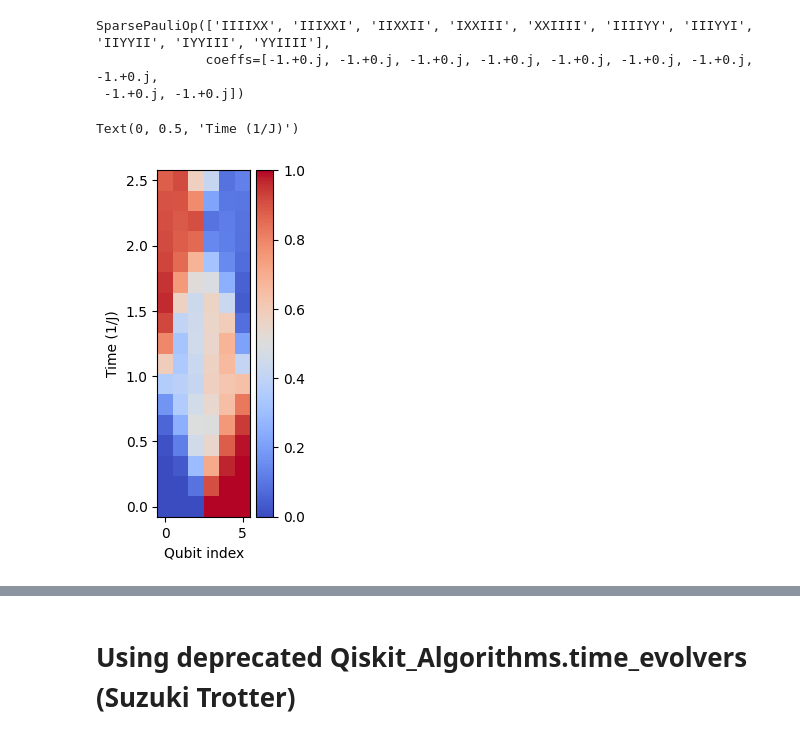
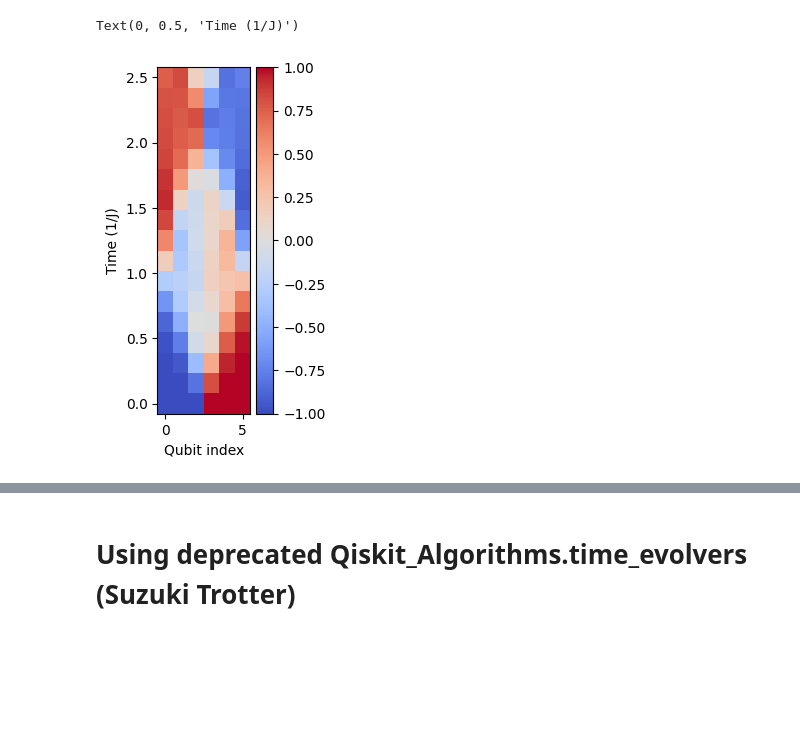
Before and after one commit to syralie/qsim-condensed-matter, a Jupyter notebook: first_paper_trial.ipynb, the cells around one changed output, grey strips where cells are left out. Saved outputs shown, nothing was run; the diff lists cells and outputs as text; code cells hidden in the pictures; blank space fills up the shorter version.

```diff
--- a/first_paper_trial.ipynb
+++ b/first_paper_trial.ipynb
@@ -30,11 +38,3 @@ def get_hamiltonian(N, J, U, h):
 total_time = 2.5
 nb_timesteps = 16
 timesteps_duration = total_time/nb_timesteps
-# %%
-N = 6
-H = get_hamiltonian(N=N, J=1, U=0, h=[0 for i in range(N)])
-H
-# %% [output]
-SparsePauliOp(['IIIIXX', 'IIIXXI', 'IIXXII', 'IXXIII', 'XXIIII', 'IIIIYY', 'IIIYYI', 'IIYYII', 'IYYIII', 'YYIIII'],
-              coeffs=[-1.+0.j, -1.+0.j, -1.+0.j, -1.+0.j, -1.+0.j, -1.+0.j, -1.+0.j, -1.+0.j,
- -1.+0.j, -1.+0.j])
@@ -89,12 +41,55 @@ probability_density=np.array(probability_density)
-# %%
-fig = plt.figure(figsize=(1.5,4.5), facecolor='white')
-im = plt.pcolormesh(np.arange(0,N,1), [timesteps_duration * i for i in range(nb_timesteps+1)], probability_density, cmap='coolwarm')
-fig.colorbar(im)
-plt.xlabel('Qubit index')
-plt.ylabel('Time (1/J)')
-# %% [output]
-Text(0, 0.5, 'Time (1/J)')
-[figure, removed]
+# %%
+N = 6
+H = get_hamiltonian(N=N, J=1, U=0, h=[0 for i in range(N)])
+
+gate = PauliEvolutionGate(H, time=timesteps_duration)
+
+st = SuzukiTrotter(order=4, reps=4)
+circ = st.synthesize(gate)
+
+gate = circ.to_instruction()
+
+circuits = []
+for n_steps in range(nb_timesteps+1):
+    qc = QuantumCircuit(N,N)
+    for i in range(int(N/2)):
+        qc.x(i)
+
+    for _ in range(n_steps):
+        qc.append(gate, [i for i in range(N)])
+
+    circuits.append(qc)
+
+# Run the quantum circuit on a statevector simulator backend
+#backend_sim = AerSimulator.get_backend('statevector_simulator')
+
+def magnetization_ops(qubit):
+    observable = SparsePauliOp.from_sparse_list(
+    [("Z", [qubit], 1.0)], num_qubits=N
+    )
+    return observable
+
+estimator = Estimator()
+magnetization_density=[]
+for circ in tqdm(circuits):
+
+    #outputstate = Statevector(circ)
+    job = estimator.run([circ for _ in range(N)], [magnetization_ops(qubit) for qubit in range(N)])
+    results = job.result()
+    mags=[results.values[i] for i in range(N)]
+
+    magnetization_density.append(mags)
+
+magnetization_density=np.array(magnetization_density)
+
+fig = plt.figure(figsize=(1.5,4.5), facecolor='white')
+im = plt.pcolormesh(np.arange(0,N,1), [timesteps_duration * i for i in range(nb_timesteps+1)], magnetization_density, cmap='coolwarm')
+fig.colorbar(im)
+plt.xlabel('Qubit index')
+plt.ylabel('Time (1/J)')
+# %% [output]
+Text(0, 0.5, 'Time (1/J)')
+[figure, added]
 # %%
 N = 8
 H = get_hamiltonian(N=N, J=1, U=0, h=[0 for i in range(N)])
```
Also changed, not shown: parts of 15 cells of this notebook.
